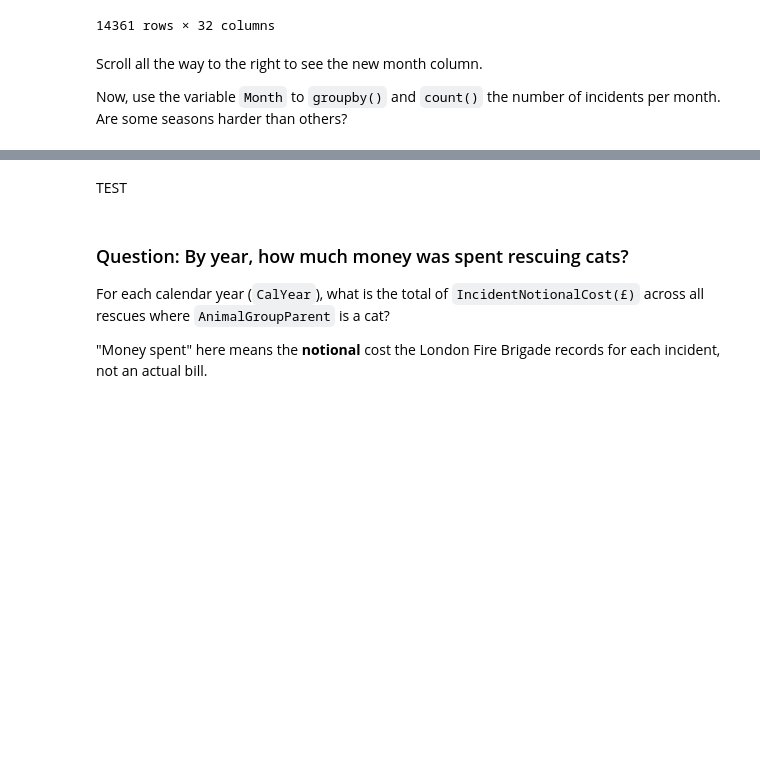
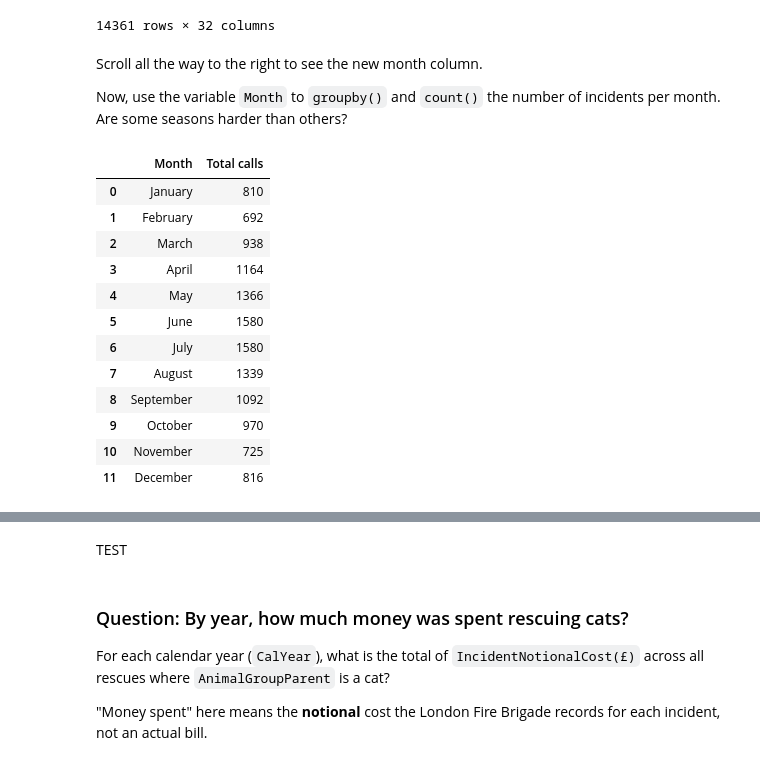
Before and after one commit to ka2931/2026-Image-and-Sound, a Jupyter notebook: lessons/02-homework/Homework_2.ipynb, the cells around one changed output, grey strips where cells are left out. Cells and saved outputs as stored; diff of their text form; code cells hidden in the pictures; blank space fills up the shorter version.

```diff
--- a/lessons/02-homework/Homework_2.ipynb
+++ b/lessons/02-homework/Homework_2.ipynb
@@ -1613,0 +1708,37 @@ Now, use the variable `Month` to `groupby()` and `count()` the number of inciden
+# %%
+all_years = lfb[
+    (lfb["CalYear"] >= 2009) & (lfb["CalYear"] <= 2026)
+].copy()
+
+all_years["Month"] = all_years["DateTimeOfCall"].dt.month
+
+monthly_rescues = (
+    all_years.groupby("Month")["IncidentNumber"]
+    .count()
+    .reindex(range(1, 13), fill_value=0)
+    .rename_axis("Month")
+    .reset_index(name="Total calls")
+)
+
+month_names = {
+    1: "January", 2: "February", 3: "March", 4: "April",
+    5: "May", 6: "June", 7: "July", 8: "August",
+    9: "September", 10: "October", 11: "November", 12: "December"
+}
+monthly_rescues["Month"] = monthly_rescues["Month"].map(month_names)
+
+monthly_rescues
+# %% [output]
+|  | Month | Total calls |
+| 0 | January | 810 |
+| 1 | February | 692 |
+| 2 | March | 938 |
+| 3 | April | 1164 |
+| 4 | May | 1366 |
+| 5 | June | 1580 |
+| 6 | July | 1580 |
+| 7 | August | 1339 |
+| 8 | September | 1092 |
+| 9 | October | 970 |
+| 10 | November | 725 |
+| 11 | December | 816 |
```
Also changed, not shown: parts of 20 cells of this notebook.
